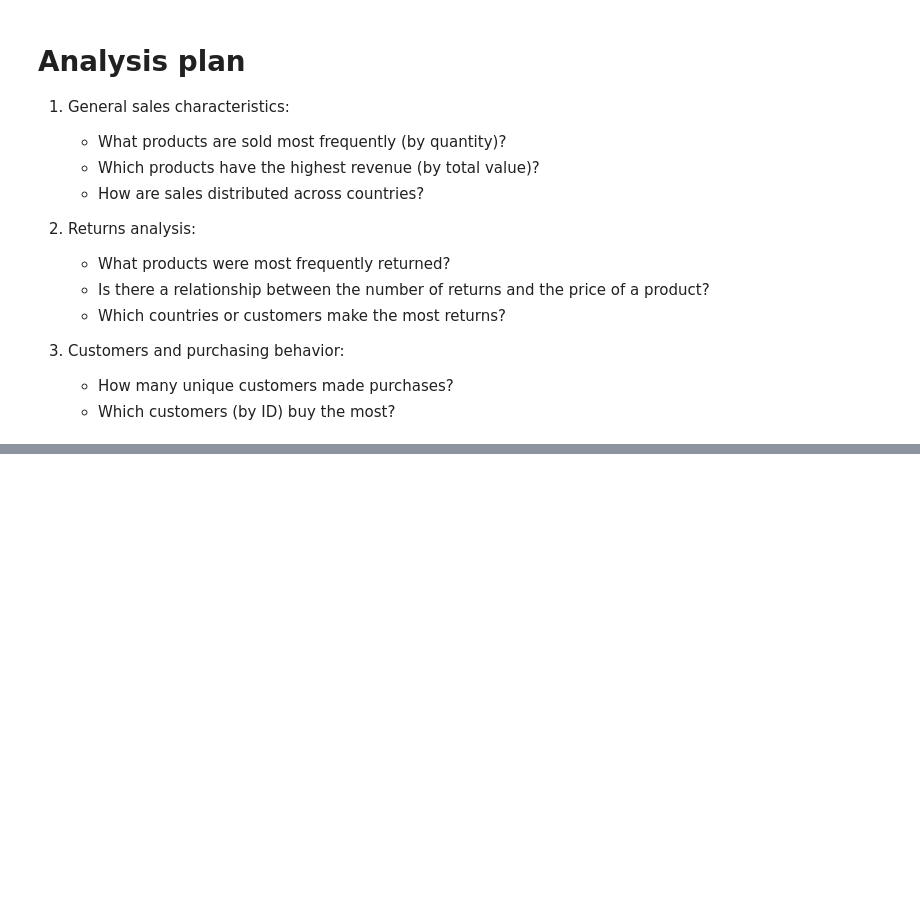
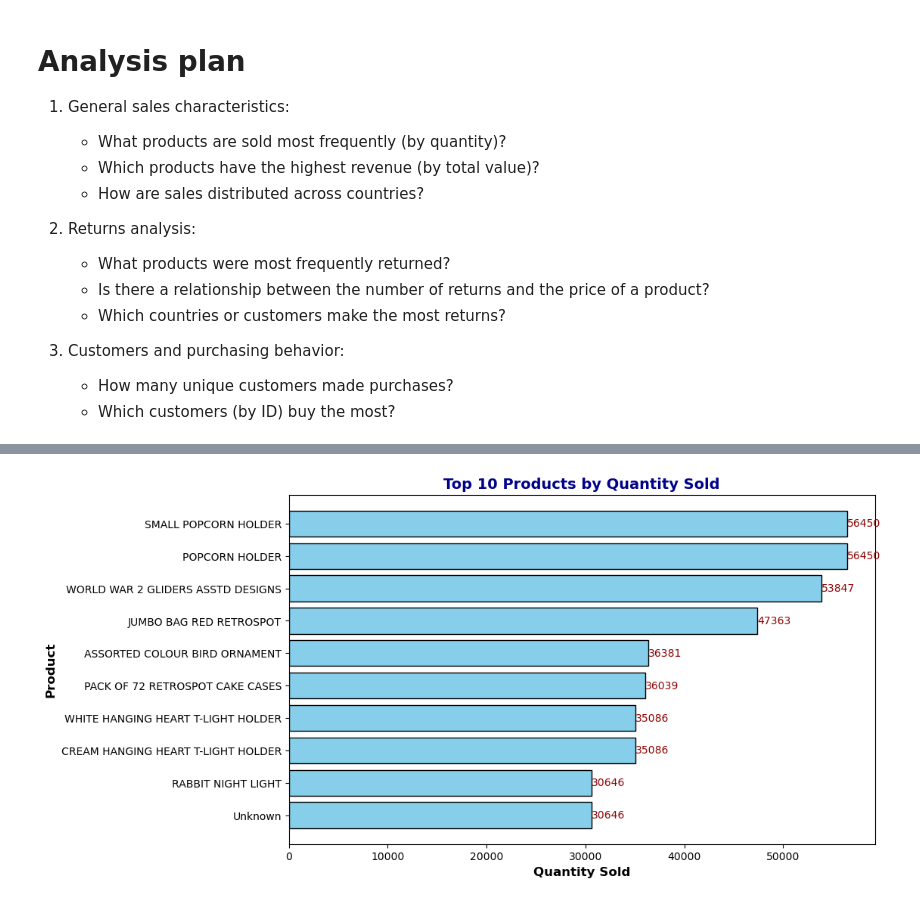
Before and after one commit to zazauserr/Data_Analyst_Pet_Projects, a Jupyter notebook: E-Commerce/project.ipynb, the cells around one changed output, grey strips where cells are left out. Cells and saved outputs as stored; diff of their text form; code cells hidden in the pictures; blank space fills up the shorter version.

```diff
--- a/E-Commerce/project.ipynb
+++ b/E-Commerce/project.ipynb
@@ -302,0 +308,18 @@ top_selling_products_sorted.head(10)
+# %%
+import matplotlib.pyplot as plt
+
+top_selling_products_sorted = top_selling_products_sorted.iloc[:10][::-1]
+
+plt.figure(figsize=(10, 6))
+plt.barh(top_selling_products_sorted["Description"], top_selling_products_sorted["Quantity"], color="skyblue", edgecolor="black")
+
+for index, value in enumerate(top_selling_products_sorted["Quantity"]):
+    plt.text(value, index, str(value), va="center", ha="left", fontsize=10, color="darkred")
+
+plt.xlabel("Quantity Sold", fontsize=12, fontweight="bold")
+plt.ylabel("Product", fontsize=12, fontweight="bold")
+plt.title("Top 10 Products by Quantity Sold", fontsize=14, fontweight="bold", color="darkblue")
+plt.gca().invert_yaxis()
+plt.show()
+# %% [output]
+[figure, added]
```
Also changed, not shown: parts of 14 cells of this notebook.
